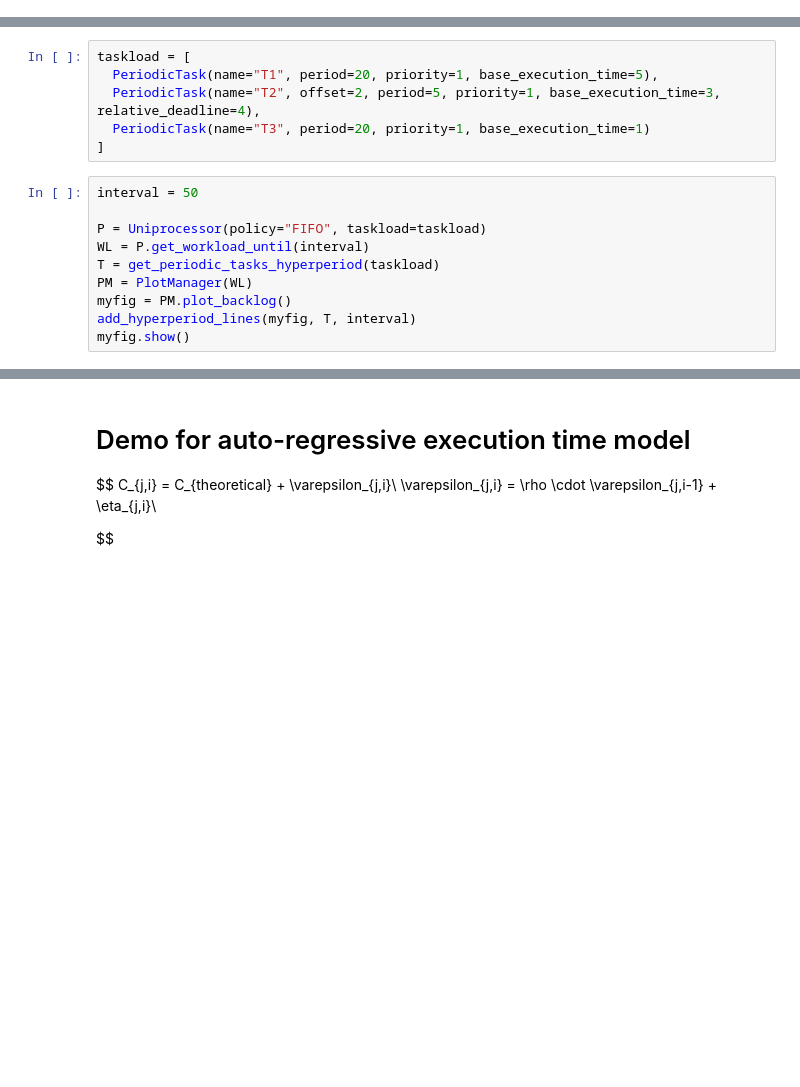
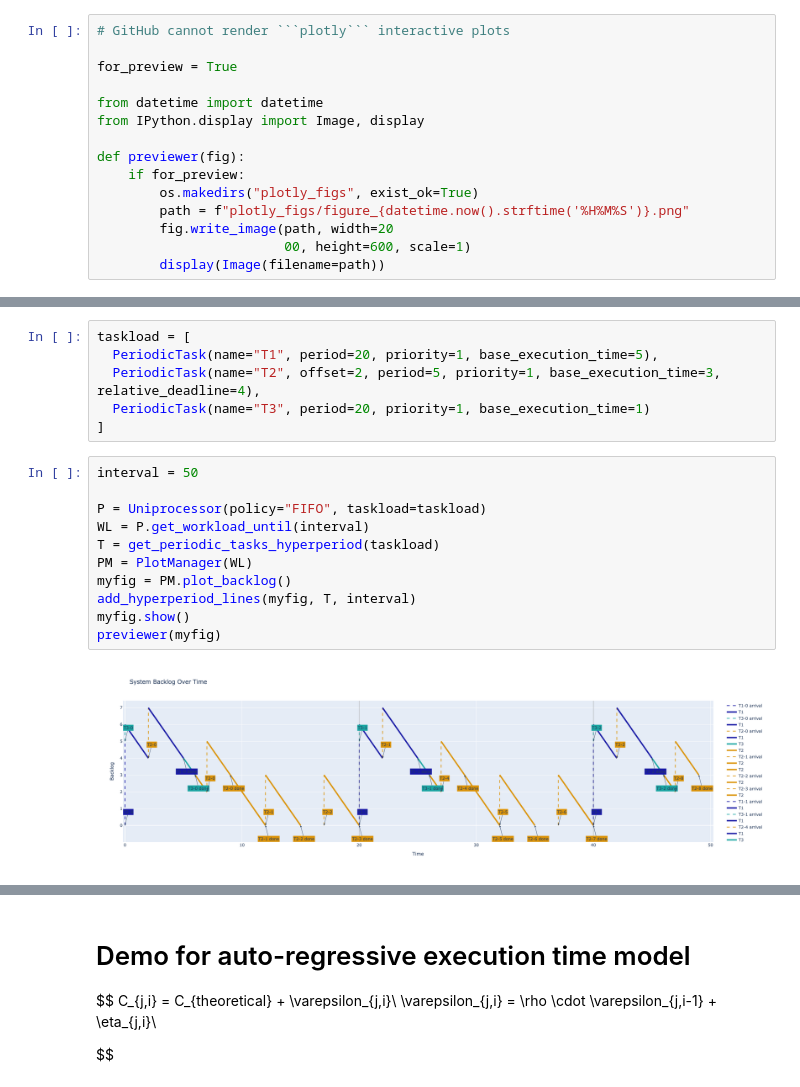
Before and after one commit to alexmarmaliuk/UniprocessorStochasticSimulator, a Jupyter notebook: notebooks/demo_noise_and_AR.ipynb, the cells around one changed output, grey strips where cells are left out. Drawn from its saved outputs; the diff is of its cells as text; blank space fills up the shorter version.

Commit message:
preview fixed

````diff
--- a/notebooks/demo_noise_and_AR.ipynb
+++ b/notebooks/demo_noise_and_AR.ipynb
@@ -14,6 +14,21 @@ from scheduler.processor import Uniprocessor
 from scheduler.supplementary import PlotManager, get_periodic_tasks_hyperperiod, add_hyperperiod_lines
 # %% [markdown]
 // *no jitter unless specified explicitly*
+# %%
+# GitHub cannot render ```plotly``` interactive plots
+
+for_preview = True
+
+from datetime import datetime
+from IPython.display import Image, display
+
+def previewer(fig):
+    if for_preview:
+        os.makedirs("plotly_figs", exist_ok=True)
+        path = f"plotly_figs/figure_{datetime.now().strftime('%H%M%S')}.png"
+        fig.write_image(path, width=20
+                        00, height=600, scale=1)
+        display(Image(filename=path))
 # %% [markdown]
 # Demo for deterministic model
 # %%
@@ -25,13 +40,16 @@ taskload = [
 # %%
 interval = 50
 
 P = Uniprocessor(policy="FIFO", taskload=taskload)
 WL = P.get_workload_until(interval)
 T = get_periodic_tasks_hyperperiod(taskload)
 PM = PlotManager(WL)
 myfig = PM.plot_backlog()
 add_hyperperiod_lines(myfig, T, interval)
 myfig.show()
+previewer(myfig)
+# %% [output]
+[figure, added]
 # %%
 PM.plot_task_timeline(tasks_names_reference=["T2"], relative_to_arrival=False, sort_reverse=True)
 PM.plot_task_timeline(tasks_names_reference=["T1", "T2"], relative_to_arrival=True, sort_reverse=True)
````
Also changed, not shown: parts of 7 cells of this notebook, 16 other files.
